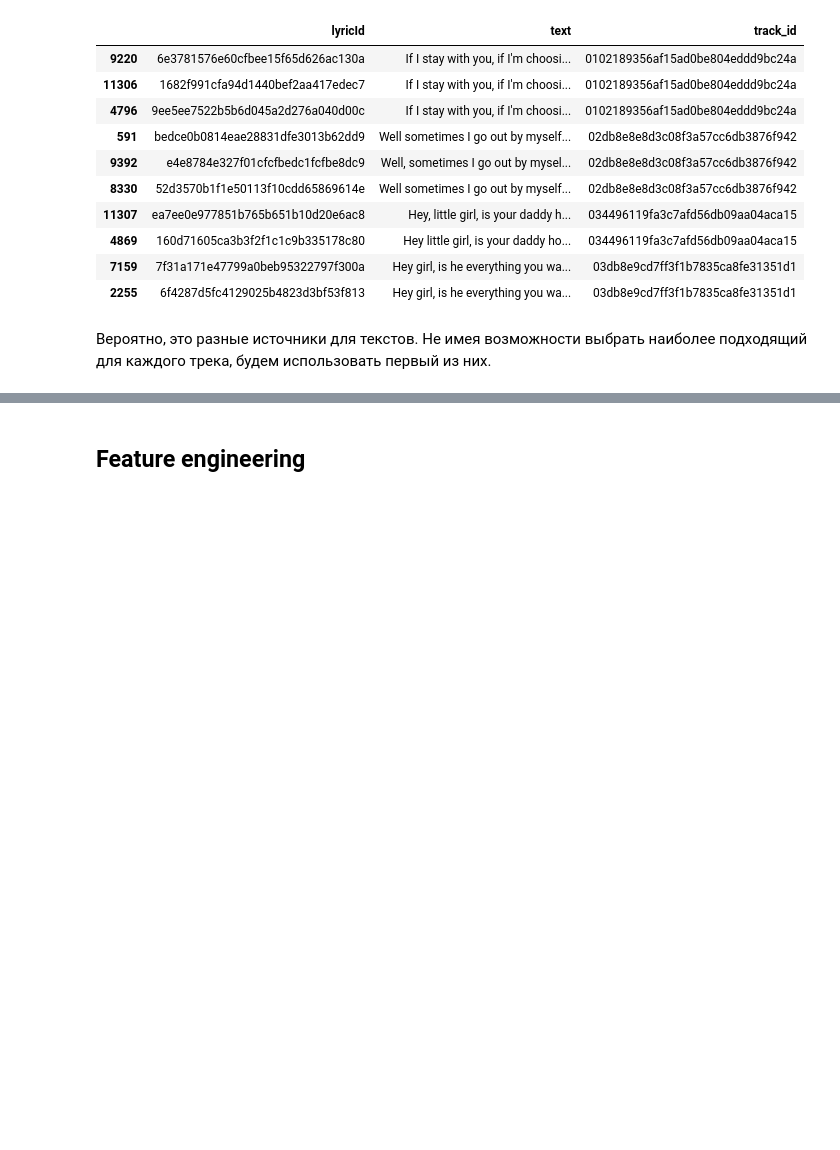
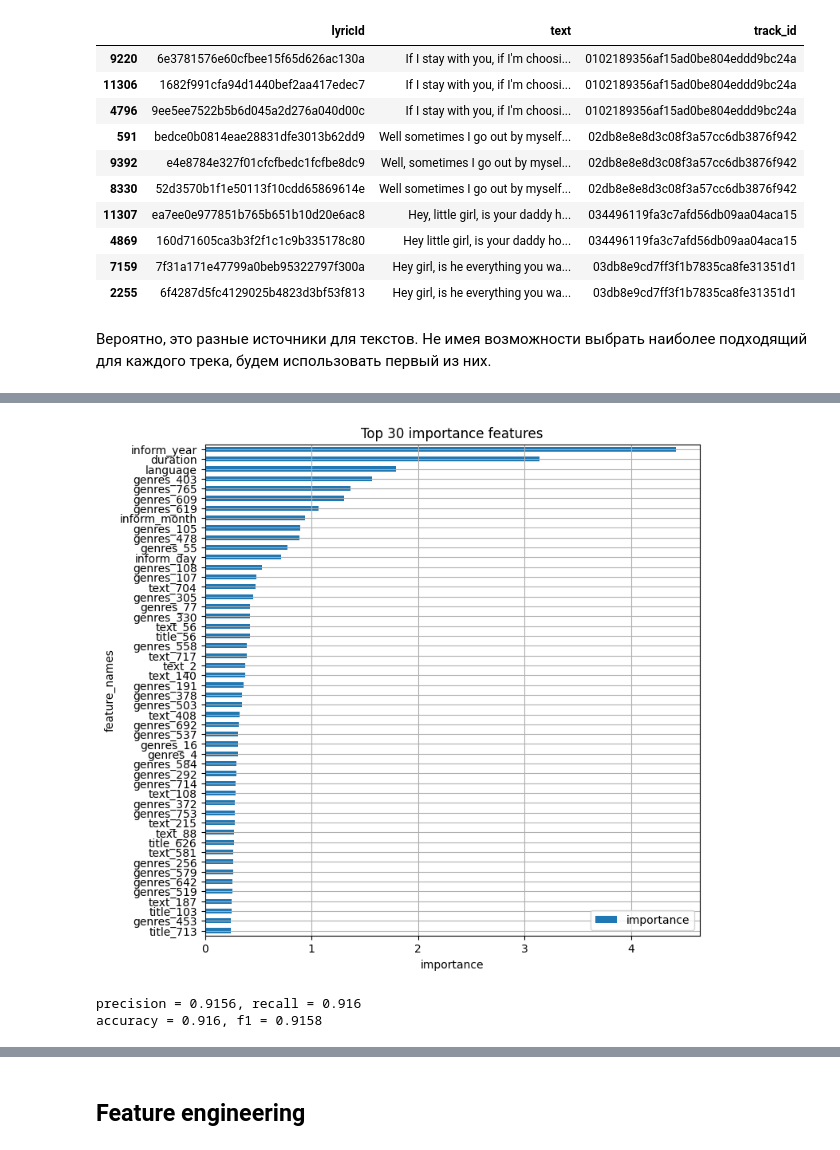
Before and after one commit to Akarinokadze/yandex_music, a Jupyter notebook: notebooks/yandex_music.ipynb, the cells around one changed output, grey strips where cells are left out. Cells and saved outputs as stored; diff of their text form; code cells hidden in the pictures; blank space fills up the shorter version.

```diff
--- a/notebooks/yandex_music.ipynb
+++ b/notebooks/yandex_music.ipynb
@@ -326,0 +755,2 @@ lyrics[(lyrics['track_id'].duplicated(keep=False) == True) &
+# %%
+text_emb_df = pd.DataFrame(text_embeddings) # для длинного способа указывать embeddings.numpy()
@@ -326,0 +803,3 @@ lyrics[(lyrics['track_id'].duplicated(keep=False) == True) &
+# %%
+categorical_features = df_emb_full.select_dtypes(include=['object']).columns.to_list() + ['inform_year', 'inform_month', 'inform_day']
+categorical_features
@@ -326,0 +833,27 @@ lyrics[(lyrics['track_id'].duplicated(keep=False) == True) &
+# %%
+preprocessor = ColumnTransformer(
+        [('num_scale', StandardScaler(), numerical_features)],
+        remainder='passthrough'
+)
+
+cbc_pipeline = Pipeline(
+        [('preprocessor', preprocessor),
+        ('model', CatBoostClassifier(random_seed=SEED,
+                                     cat_features=categorical_features,
+                                     eval_metric='F1',
+                                     auto_class_weights='Balanced',
+                                     verbose=100, task_type='CPU'))]
+)
+
+train_data = Pool(data=X_train,
+                  label=y_train,
+                  cat_features=categorical_features)
+
+grid = {'learning_rate': [0.05, 0.1],
+        'depth': [4, 6],
+        'l2_leaf_reg': [3, 6],
+        'early_stopping_rounds': [10]}
+
+
+grid_search_result = cbc_pipeline.named_steps['model'].grid_search(grid,
+                                                                   train_data)
@@ -326,0 +902,15 @@ lyrics[(lyrics['track_id'].duplicated(keep=False) == True) &
+# %%
+# Анализ важности признаков
+
+fi = pd.DataFrame({'feature_names': cbc_pipeline.named_steps['model'].feature_names_,
+                   'importance': cbc_pipeline.named_steps['model'].feature_importances_})
+fi = fi.sort_values(by='importance', ascending=False)
+# %%
+# Визуализация
+
+features_rate = fi.set_index('feature_names', drop=True)
+features_rate.head(50).sort_values(by='importance').plot(kind='barh', grid=True, figsize=(8, 8))
+plt.title('Top 30 importance features')
+plt.xlabel('importance');
+# %% [output]
+[figure, added]
@@ -326,0 +938,10 @@ lyrics[(lyrics['track_id'].duplicated(keep=False) == True) &
+# %%
+# Вывод метрик (взвешенных)
+
+accuracy, precision, recall, f1 = get_metrics(y_test, y_pred)
+
+print(f'precision = {round(precision, 4)}, recall = {round(recall, 4)}')
+print(f'accuracy = {round(accuracy, 4)}, f1 = {round(f1, 4)}')
+# %% [output]
+precision = 0.9156, recall = 0.916
+accuracy = 0.916, f1 = 0.9158
```
Also changed, not shown: parts of 79 cells of this notebook, 1 other file.
